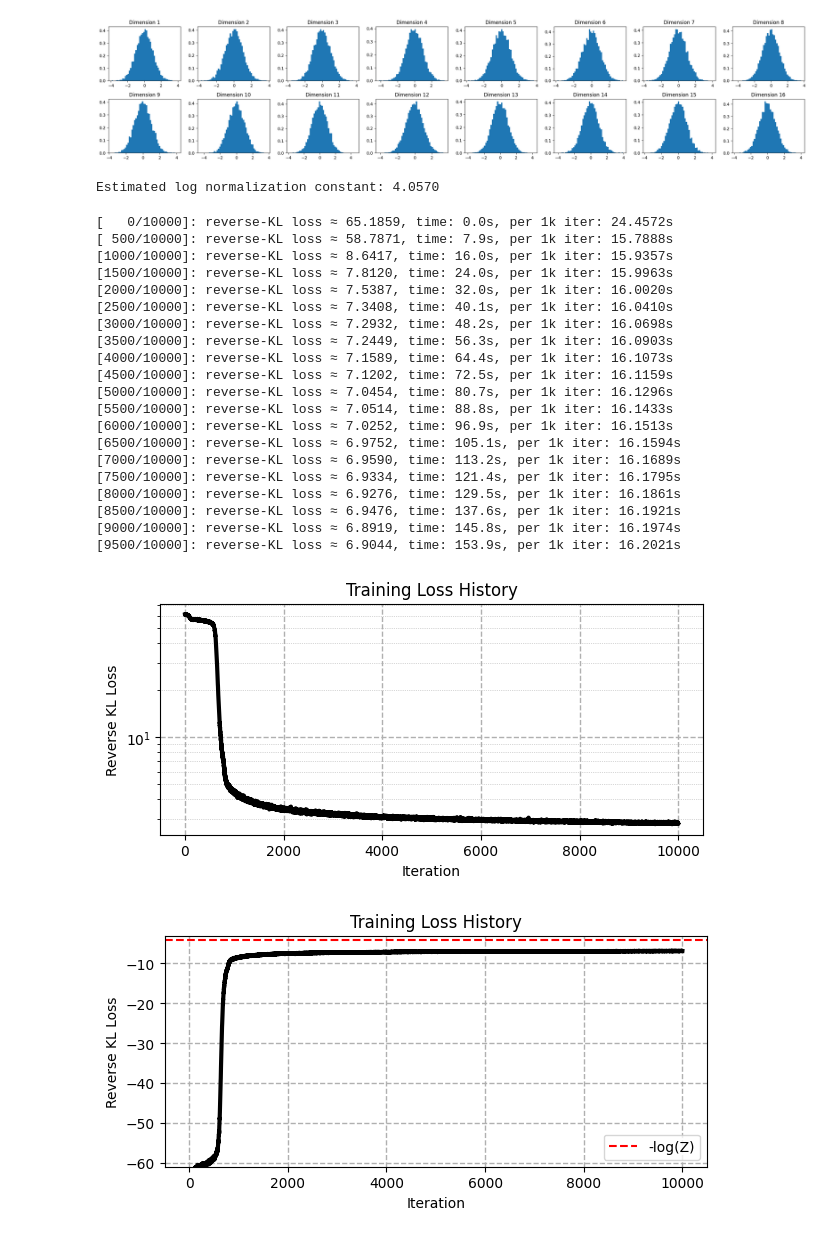
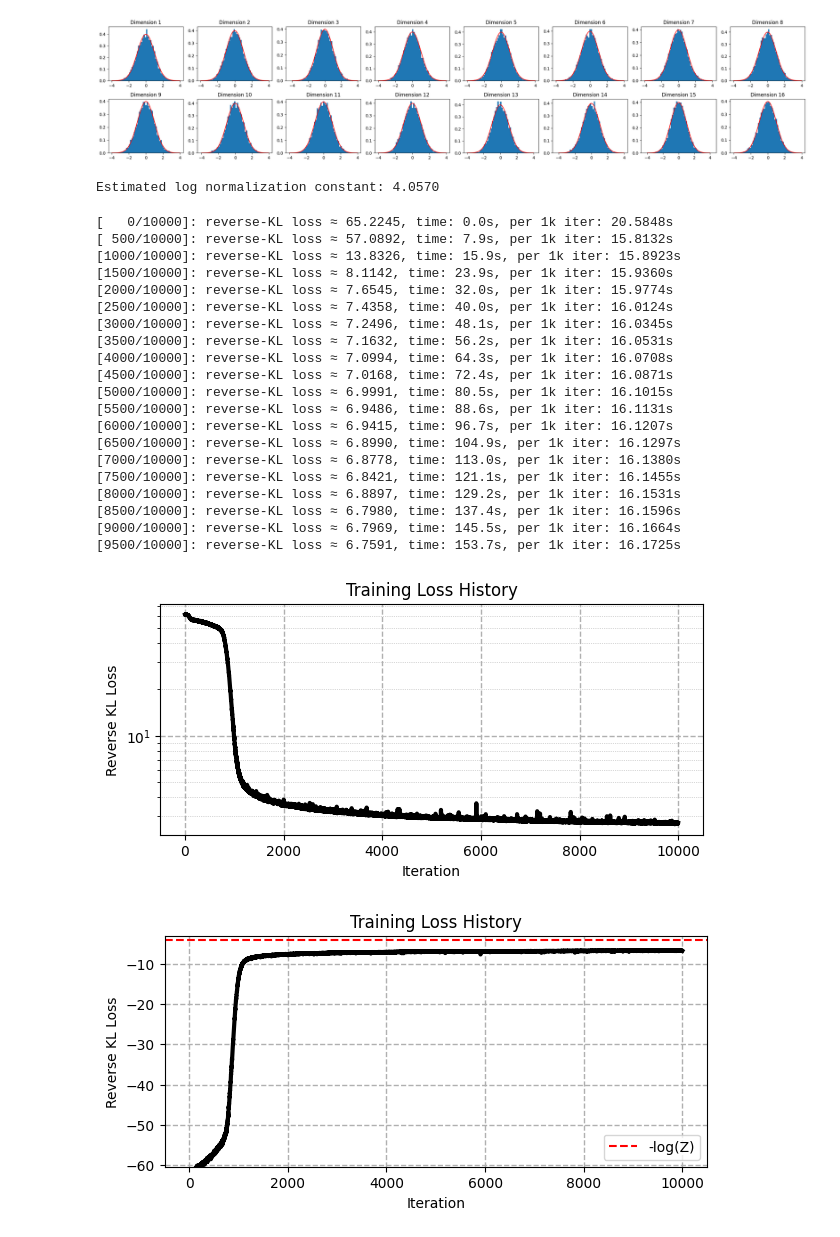
Before and after one commit to alexxthiery/nflows, a Jupyter notebook: notebooks/real_nvp_double_well_dim16.ipynb, the cells around one changed output. Saved outputs shown, nothing was run; the diff lists cells and outputs as text; code cells hidden in the pictures.

```diff
--- a/notebooks/real_nvp_double_well_dim16.ipynb
+++ b/notebooks/real_nvp_double_well_dim16.ipynb
@@ -25,7 +25,6 @@ from nflows.distributions import StandardNormal, DiagNormal
 # Initialize PRNG key
 key = jax.random.PRNGKey(0)
 # %%
-
 # create a RealNVP flow
 dim_input = 16
 num_layers = 8
@@ -36,30 +35,36 @@ flow, params = build_realnvp(
     dim=dim_input,
     num_layers=num_layers,
     hidden_sizes=hidden_sizes,
-    max_log_scale = 3.0,
-    use_permutation = False,
-    use_linear = True,
-    trainable_base=True,  # let the base adapt a bit
-    activation=jax.nn.tanh
+    max_log_scale = 2.0,        # limit the scaling in coupling layers
+    use_linear = True,          # add linear layers between coupling layers
+    trainable_base=True,        # let the base adapt a bit
+    activation=jax.nn.tanh,     # tanh works better than elu here (less prone to mode collapse)
+    loft_tau=20.0,              # LOFT parameter for final transform -- stabilizes training
 )
 # %%
 # sample from the flow
 n_samples = 10_000
 x_samples = flow.sample(params, key, shape=(n_samples,))
 # %%
+# sanity check:
 # for each dimension, plot histogram of samples
 # make sure that at initialization, the samples look like standard normal
 # this is because the flow is initialized to be close to identity for stable training
 ncol = 8
 nrow = dim_input // ncol + int(dim_input % ncol > 0)
 fig, axes = plt.subplots(nrow, ncol, figsize=(ncol*3, nrow*2.5))
 for i in range(dim_input):
     ax = axes[i // ncol, i % ncol]
     ax.hist(x_samples[:, i], bins=50, density=True)
     ax.set_title(f"Dimension {i+1}")
+
+    # add a standard normal pdf for reference
+    x = jnp.linspace(-4, 4, 200)
+    pdf = jnp.exp(-0.5 * x**2) / jnp.sqrt(2 * jnp.pi)
+    ax.plot(x, pdf, 'r-', label='Standard Normal')
 plt.tight_layout()
 # %% [output]
-[figure, old version]
+[figure, new version]
 # %%
 # Define the target distribution: 1D double-well potential for each dimension
 def marginal_double_well_potential(x: jnp.ndarray) -> jnp.ndarray:
@@ -187,26 +192,26 @@ for step in range(niters):
         time_per_iter = time_since_start / (step + 1)
         print(f"[{step:4d}/{niters}]: reverse-KL loss ≈ {float(loss):.4f}, time: {time_since_start:.1f}s, per 1k iter: {time_per_iter*1000:.4f}s")
 # %% [output]
-[   0/10000]: reverse-KL loss ≈ 65.1859, time: 0.0s, per 1k iter: 24.4572s
-[ 500/10000]: reverse-KL loss ≈ 58.7871, time: 7.9s, per 1k iter: 15.7888s
-[1000/10000]: reverse-KL loss ≈ 8.6417, time: 16.0s, per 1k iter: 15.9357s
-[1500/10000]: reverse-KL loss ≈ 7.8120, time: 24.0s, per 1k iter: 15.9963s
-[2000/10000]: reverse-KL loss ≈ 7.5387, time: 32.0s, per 1k iter: 16.0020s
-[2500/10000]: reverse-KL loss ≈ 7.3408, time: 40.1s, per 1k iter: 16.0410s
-[3000/10000]: reverse-KL loss ≈ 7.2932, time: 48.2s, per 1k iter: 16.0698s
-[3500/10000]: reverse-KL loss ≈ 7.2449, time: 56.3s, per 1k iter: 16.0903s
-[4000/10000]: reverse-KL loss ≈ 7.1589, time: 64.4s, per 1k iter: 16.1073s
-[4500/10000]: reverse-KL loss ≈ 7.1202, time: 72.5s, per 1k iter: 16.1159s
-[5000/10000]: reverse-KL loss ≈ 7.0454, time: 80.7s, per 1k iter: 16.1296s
-[5500/10000]: reverse-KL loss ≈ 7.0514, time: 88.8s, per 1k iter: 16.1433s
-[6000/10000]: reverse-KL loss ≈ 7.0252, time: 96.9s, per 1k iter: 16.1513s
-[6500/10000]: reverse-KL loss ≈ 6.9752, time: 105.1s, per 1k iter: 16.1594s
-[7000/10000]: reverse-KL loss ≈ 6.9590, time: 113.2s, per 1k iter: 16.1689s
-[7500/10000]: reverse-KL loss ≈ 6.9334, time: 121.4s, per 1k iter: 16.1795s
-[8000/10000]: reverse-KL loss ≈ 6.9276, time: 129.5s, per 1k iter: 16.1861s
-[8500/10000]: reverse-KL loss ≈ 6.9476, time: 137.6s, per 1k iter: 16.1921s
-[9000/10000]: reverse-KL loss ≈ 6.8919, time: 145.8s, per 1k iter: 16.1974s
-[9500/10000]: reverse-KL loss ≈ 6.9044, time: 153.9s, per 1k iter: 16.2021s
+[   0/10000]: reverse-KL loss ≈ 65.2245, time: 0.0s, per 1k iter: 20.5848s
+[ 500/10000]: reverse-KL loss ≈ 57.0892, time: 7.9s, per 1k iter: 15.8132s
+[1000/10000]: reverse-KL loss ≈ 13.8326, time: 15.9s, per 1k iter: 15.8923s
+[1500/10000]: reverse-KL loss ≈ 8.1142, time: 23.9s, per 1k iter: 15.9360s
+[2000/10000]: reverse-KL loss ≈ 7.6545, time: 32.0s, per 1k iter: 15.9774s
+[2500/10000]: reverse-KL loss ≈ 7.4358, time: 40.0s, per 1k iter: 16.0124s
+[3000/10000]: reverse-KL loss ≈ 7.2496, time: 48.1s, per 1k iter: 16.0345s
+[3500/10000]: reverse-KL loss ≈ 7.1632, time: 56.2s, per 1k iter: 16.0531s
+[4000/10000]: reverse-KL loss ≈ 7.0994, time: 64.3s, per 1k iter: 16.0708s
+[4500/10000]: reverse-KL loss ≈ 7.0168, time: 72.4s, per 1k iter: 16.0871s
+[5000/10000]: reverse-KL loss ≈ 6.9991, time: 80.5s, per 1k iter: 16.1015s
+[5500/10000]: reverse-KL loss ≈ 6.9486, time: 88.6s, per 1k iter: 16.1131s
+[6000/10000]: reverse-KL loss ≈ 6.9415, time: 96.7s, per 1k iter: 16.1207s
+[6500/10000]: reverse-KL loss ≈ 6.8990, time: 104.9s, per 1k iter: 16.1297s
+[7000/10000]: reverse-KL loss ≈ 6.8778, time: 113.0s, per 1k iter: 16.1380s
+[7500/10000]: reverse-KL loss ≈ 6.8421, time: 121.1s, per 1k iter: 16.1455s
+[8000/10000]: reverse-KL loss ≈ 6.8897, time: 129.2s, per 1k iter: 16.1531s
+[8500/10000]: reverse-KL loss ≈ 6.7980, time: 137.4s, per 1k iter: 16.1596s
+[9000/10000]: reverse-KL loss ≈ 6.7969, time: 145.5s, per 1k iter: 16.1664s
+[9500/10000]: reverse-KL loss ≈ 6.7591, time: 153.7s, per 1k iter: 16.1725s
 # %%
 loss_history = np.array(loss_history)
 negative_elbo = loss_history - log_Z_normalization_true
@@ -226,7 +231,7 @@ plt.xlabel("Iteration")
 plt.ylabel("Reverse KL Loss")
 plt.show()
 # %% [output]
-[figure, old version]
+[figure, new version]
 # %%
 loss_history = np.array(loss_history)
 elbo = -loss_history
@@ -250,7 +255,7 @@ plt.xlabel("Iteration")
 plt.ylabel("Reverse KL Loss")
 plt.show()
 # %% [output]
-[figure, old version]
+[figure, new version]
 # %%
 # define a sampling function & jit compile it
 def sample_flow(params, key, n_samples):
```
Also changed, not shown: parts of 2 cells of this notebook, 1 other file.
